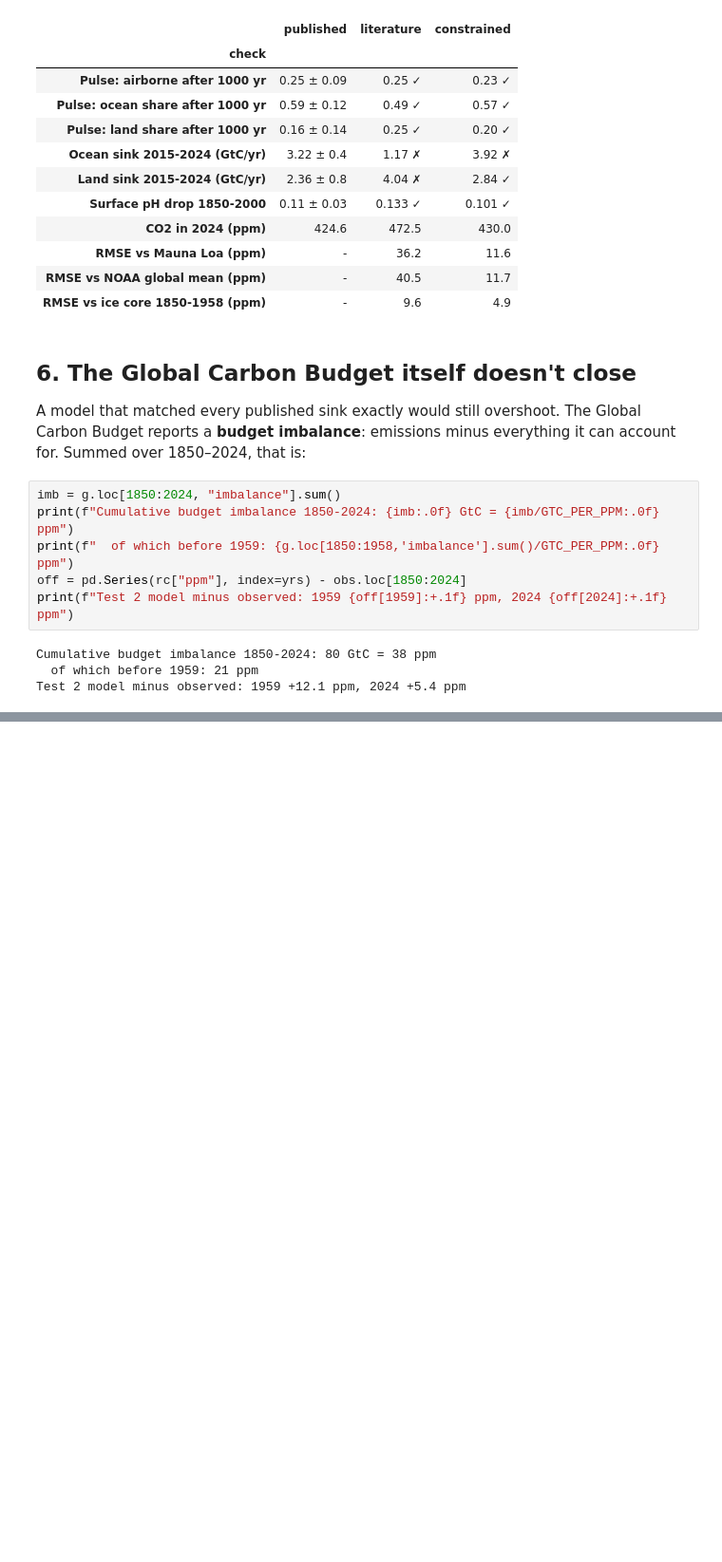
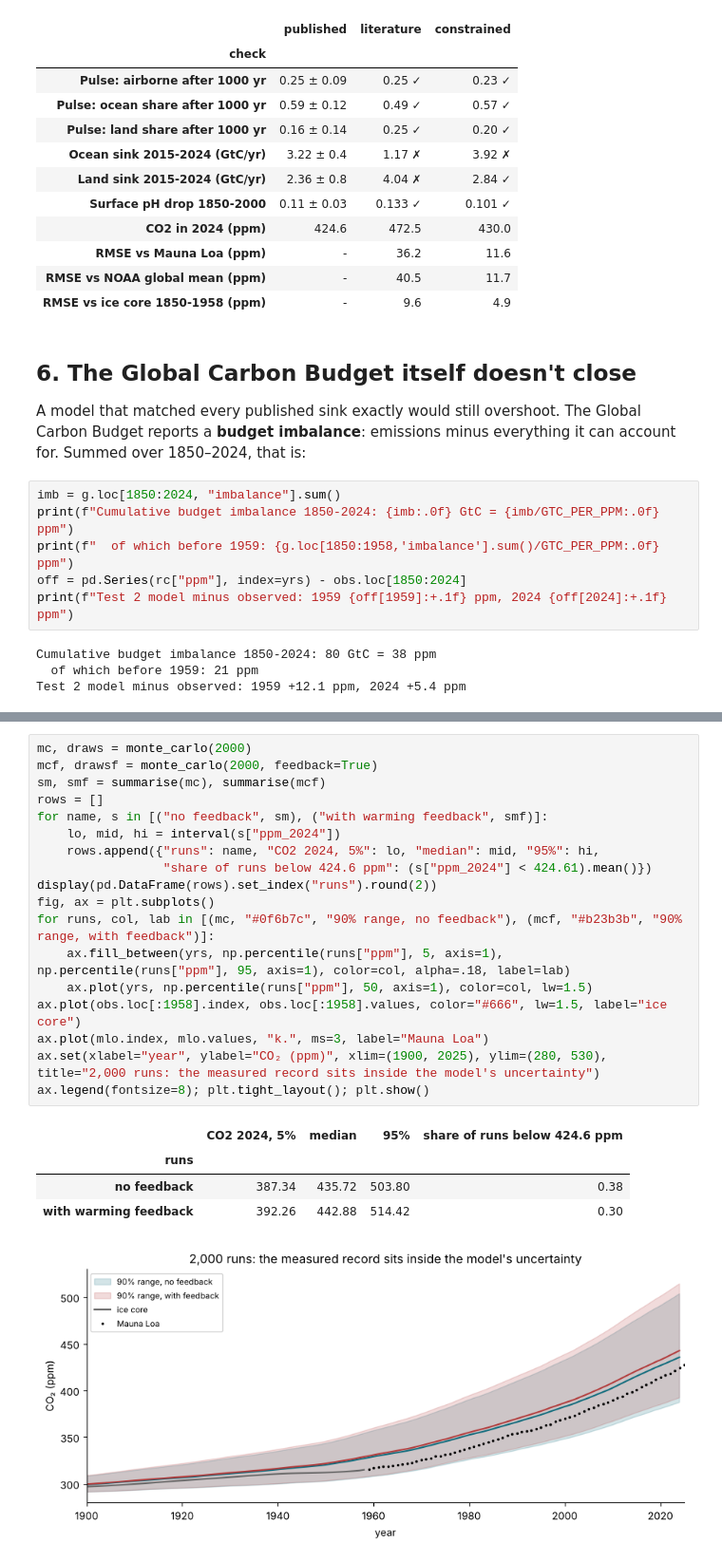
Before and after one commit to kmurugan123/co2-irf-model, a Jupyter notebook: box_model/carbon_box_model.ipynb, the cells around one changed output, grey strips where cells are left out. Shown at 95% size. Cells and saved outputs as stored; diff of their text form; blank space fills up the shorter version.

```diff
--- a/box_model/carbon_box_model.ipynb
+++ b/box_model/carbon_box_model.ipynb
@@ -239,0 +346,24 @@ Most of the model's remaining offset (about +12 ppm) builds up before 1959, when
+# %%
+mc, draws = monte_carlo(2000)
+mcf, drawsf = monte_carlo(2000, feedback=True)
+sm, smf = summarise(mc), summarise(mcf)
+rows = []
+for name, s in [("no feedback", sm), ("with warming feedback", smf)]:
+    lo, mid, hi = interval(s["ppm_2024"])
+    rows.append({"runs": name, "CO2 2024, 5%": lo, "median": mid, "95%": hi,
+                 "share of runs below 424.6 ppm": (s["ppm_2024"] < 424.61).mean()})
+display(pd.DataFrame(rows).set_index("runs").round(2))
+fig, ax = plt.subplots()
+for runs, col, lab in [(mc, "#0f6b7c", "90% range, no feedback"), (mcf, "#b23b3b", "90% range, with feedback")]:
+    ax.fill_between(yrs, np.percentile(runs["ppm"], 5, axis=1), np.percentile(runs["ppm"], 95, axis=1), color=col, alpha=.18, label=lab)
+    ax.plot(yrs, np.percentile(runs["ppm"], 50, axis=1), color=col, lw=1.5)
+ax.plot(obs.loc[:1958].index, obs.loc[:1958].values, color="#666", lw=1.5, label="ice core")
+ax.plot(mlo.index, mlo.values, "k.", ms=3, label="Mauna Loa")
+ax.set(xlabel="year", ylabel="CO₂ (ppm)", xlim=(1900, 2025), ylim=(280, 530), title="2,000 runs: the measured record sits inside the model's uncertainty")
+ax.legend(fontsize=8); plt.tight_layout(); plt.show()
+# %% [output]
+|  | CO2 2024, 5% | median | 95% | share of runs below 424.6 ppm |
+| runs |  |  |  |  |
+| no feedback | 387.34 | 435.72 | 503.80 | 0.38 |
+| with warming feedback | 392.26 | 442.88 | 514.42 | 0.30 |
+[figure, added]
```
Also changed, not shown: parts of 17 cells of this notebook, 12 other files.
